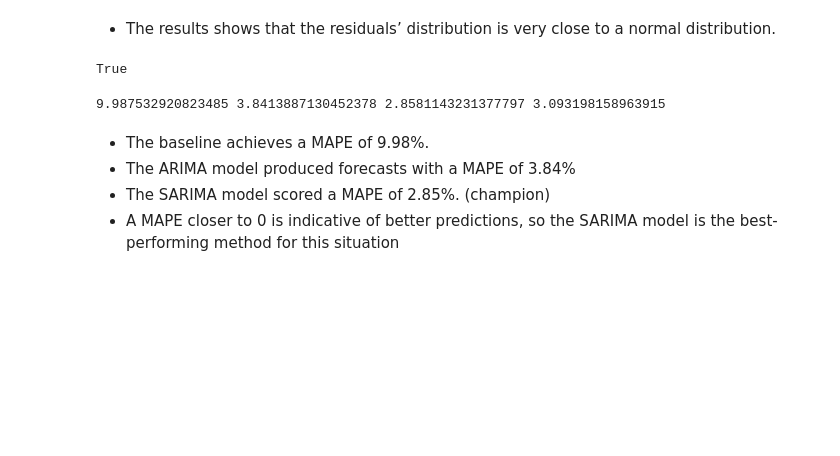
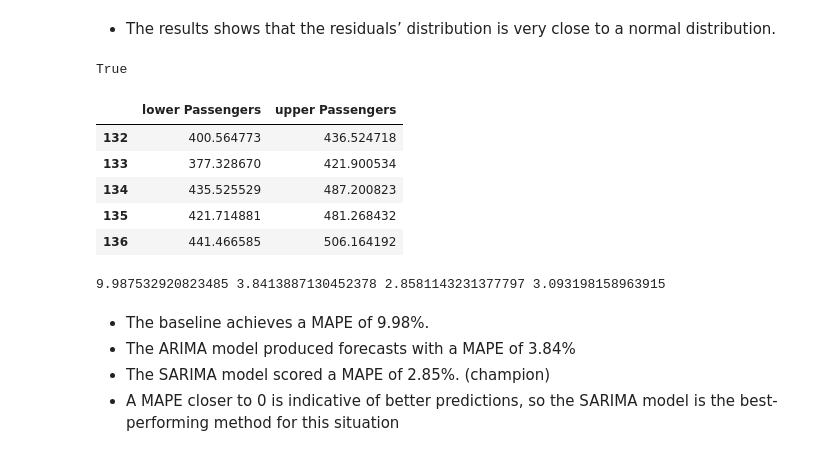
Before and after one commit to CodexploreRepo/time-series, a Jupyter notebook: notebook/statistical_models/sarima.ipynb, the cells around one changed output. Drawn from its saved outputs; the diff is of its cells as text; code cells hidden in the pictures; blank space fills up the shorter version.

```diff
--- a/notebook/statistical_models/sarima.ipynb
+++ b/notebook/statistical_models/sarima.ipynb
@@ -332,9 +332,16 @@ jb_df = acorr_ljungbox(residuals, np.arange(1, 11, 1))
 # %% [output]
 True
 # %%
-SARIMA_pred = SARIMA_model_fit.get_prediction(132, 143).predicted_mean
-
-test['SARIMA_pred'] = SARIMA_pred
+SARIMA_pred = SARIMA_model_fit.get_prediction(132, 143)
+test['SARIMA_pred'] = SARIMA_pred.predicted_mean
+SARIMA_pred.conf_int().head() # get the confidence level
+# %% [output]
+|  | lower Passengers | upper Passengers |
+| 132 | 400.564773 | 436.524718 |
+| 133 | 377.328670 | 421.900534 |
+| 134 | 435.525529 | 487.200823 |
+| 135 | 421.714881 | 481.268432 |
+| 136 | 441.466585 | 506.164192 |
 # %%
 def rolling_forecast(df: pd.DataFrame,
                      train_len: int,
```
Also changed, not shown: parts of 3 cells of this notebook, 1 other file.
